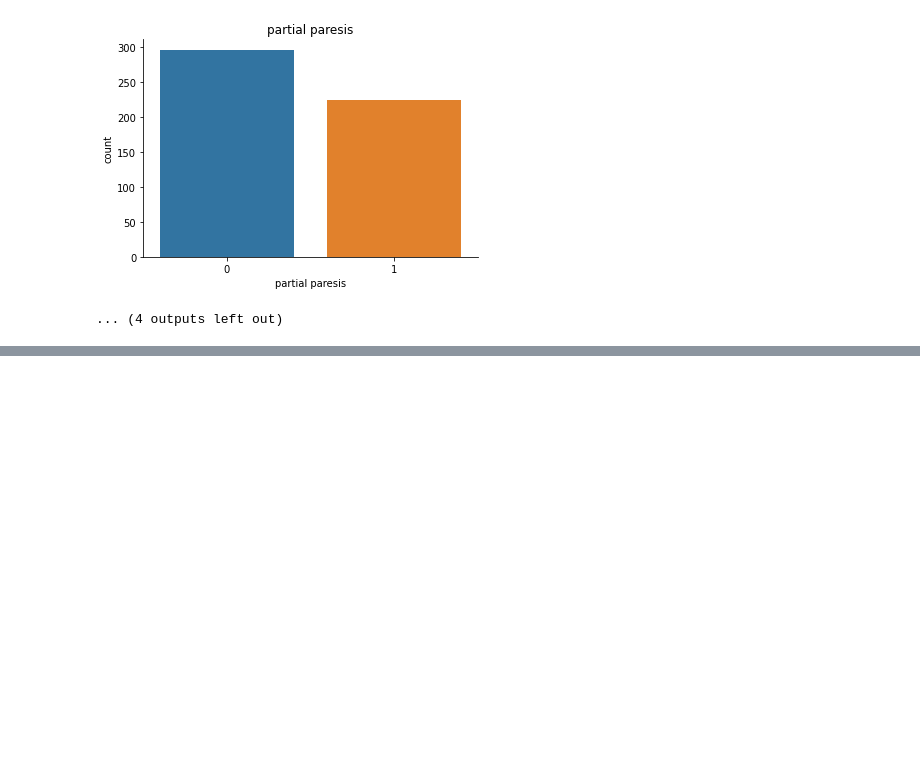
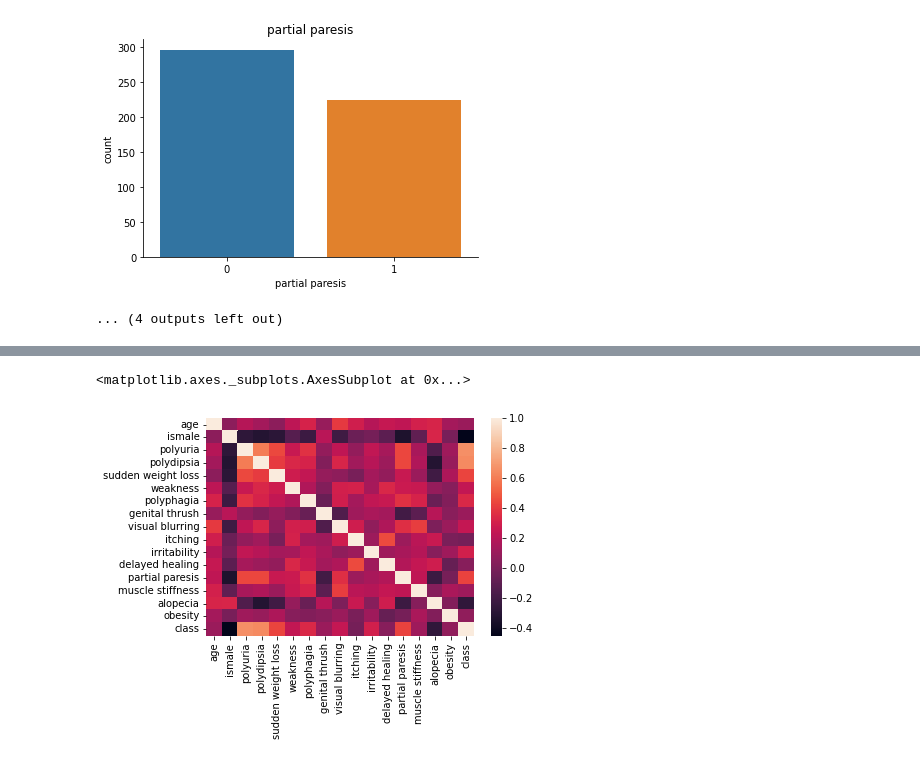
Before and after one commit to Imanhamza/Diabetes_early_stage_detection, a Jupyter notebook: early_diabetes.ipynb, the cells around one changed output, grey strips where cells are left out. Saved outputs shown, nothing was run; the diff lists cells and outputs as text; code cells hidden in the pictures; blank space fills up the shorter version.

```diff
--- a/early_diabetes.ipynb
+++ b/early_diabetes.ipynb
@@ -176,0 +277,5 @@ for column in columns:
+# %%
+sns.heatmap(df.corr())
+# %% [output]
+<matplotlib.axes._subplots.AxesSubplot at 0x...>
+[figure, added]
```
Also changed, not shown: parts of 16 cells of this notebook.
